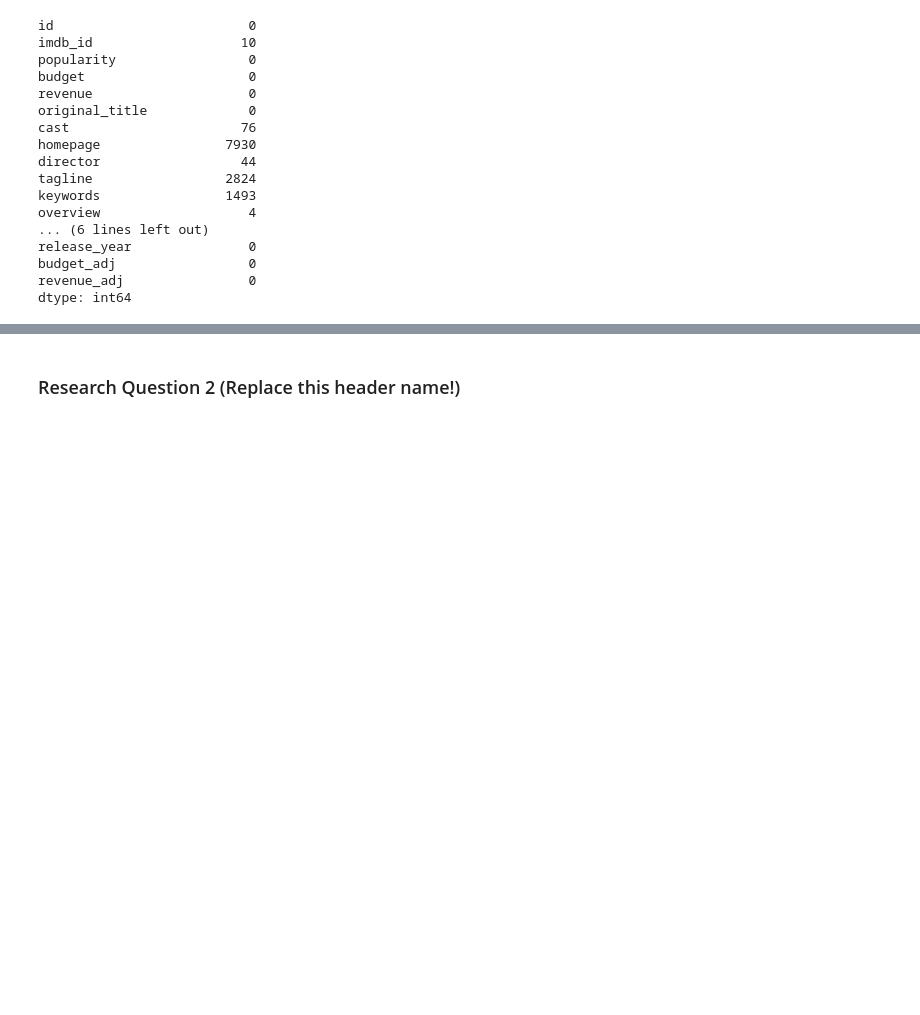
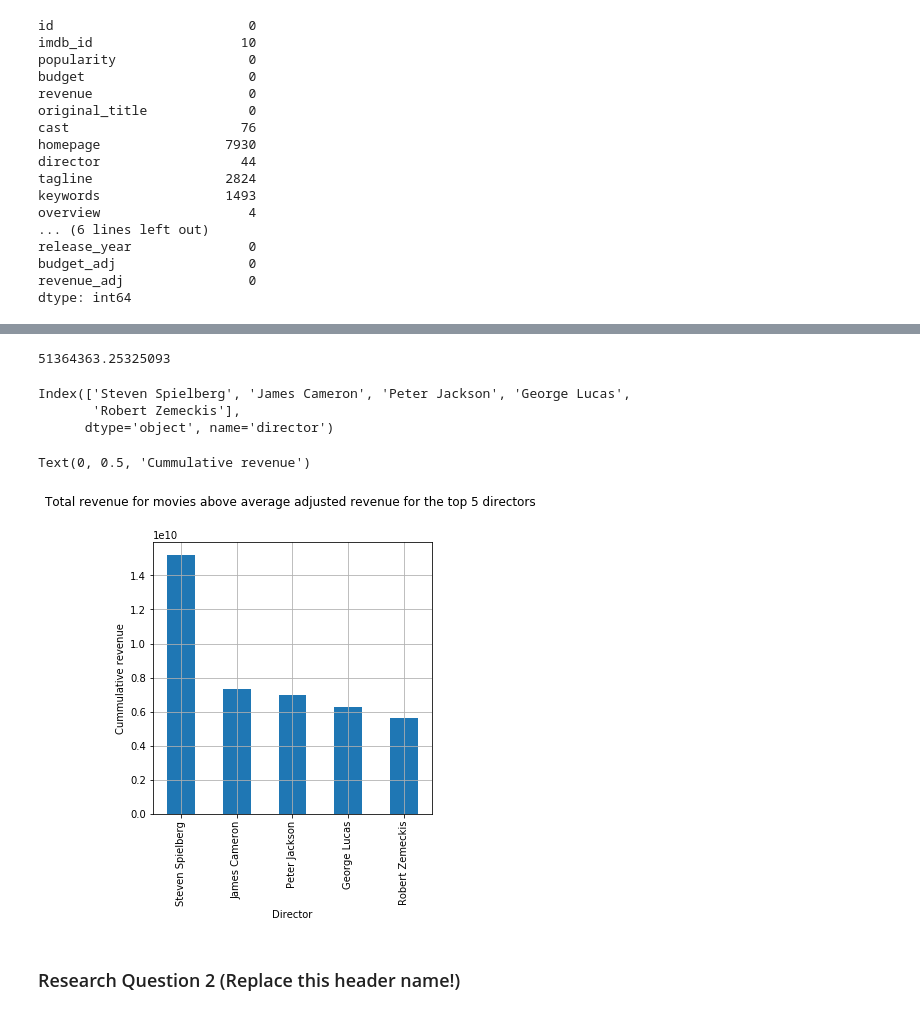
Before and after one commit to RoyalVee/TMDB-5000-Movie-Dataset-Analysis, a Jupyter notebook: investigate and Analysis The Movie Database.ipynb, the cells around one changed output, grey strips where cells are left out. Saved outputs shown, nothing was run; the diff lists cells and outputs as text; code cells hidden in the pictures; blank space fills up the shorter version.

Commit message:
feat : generate top directors by cummulative revenue
Added the code to get top 5 directors by the cummulative movie revenues

for movies with revenue above average

```diff
--- a/investigate and Analysis The Movie Database.ipynb
+++ b/investigate and Analysis The Movie Database.ipynb
@@ -169,0 +159,7 @@ In the data cleaning phase, we will drop all un-needed features for the analysis
+# %%
+# Remove the unwanted columns from the dataframe
+df_mdb = df_mdb.drop(['id', 'imdb_id', 'original_title', 'homepage',
+                      'tagline', 'keywords', 'overview', 'production_companies'], axis =1 )
+
+# confirm columns are droped
+df_mdb.columns
@@ -169,0 +171,6 @@ In the data cleaning phase, we will drop all un-needed features for the analysis
+# %%
+# change the datatype for release_date to datetime
+df_mdb['release_date'] = pd.to_datetime(df_mdb['release_date'])
+
+# confirm data type change
+df_mdb.info()
@@ -170,3 +205,31 @@ In the data cleaning phase, we will drop all un-needed features for the analysis
+# %%
+# average adjusted revenue
+adj_revenue_mean = df_mdb['revenue_adj'].mean()
+adj_revenue_mean
+# %% [output]
+51364363.25325093
+# %%
+# get movies with adjusted revenue above the average adjusted revenue
+df_top_adj_revenue_movies = df_mdb.query('revenue_adj >= @adj_revenue_mean')
+# %%
+# top 5 directors based on their cummlative movie revenue for high revenue generating movies
+top_5_directors = df_top_adj_revenue_movies.groupby('director')['revenue_adj'].sum().sort_values(ascending = False).head(5)
+
+# view their names
+top_5_directors.index
+# %% [output]
+Index(['Steven Spielberg', 'James Cameron', 'Peter Jackson', 'George Lucas',
+       'Robert Zemeckis'],
+      dtype='object', name='director')
+# %%
+#visual representation for top 5 directors based on cummlative top movie revenue
+top_5_directors.plot(kind = 'bar', figsize = (5,5), grid = True)
+plt.title("Total revenue for movies above average adjusted revenue for the top 5 directors \n \n")
+plt.xlabel('Director')
+plt.ylabel('Cummulative revenue')
+# %% [output]
+Text(0, 0.5, 'Cummulative revenue')
+[figure, added]
 # %% [markdown]
 ### Research Question 2  (Replace this header name!)
 # %%
```
Also changed, not shown: parts of 10 cells of this notebook, 1 other file.
